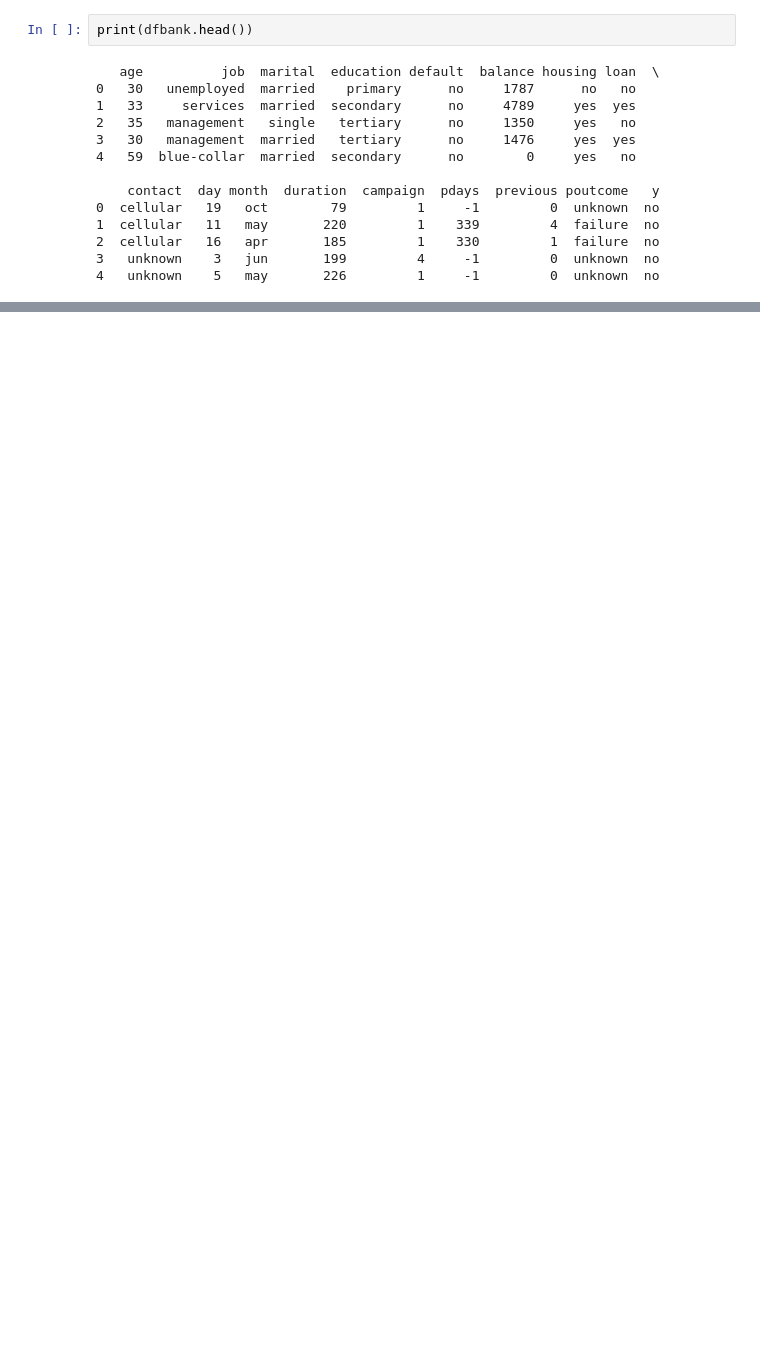
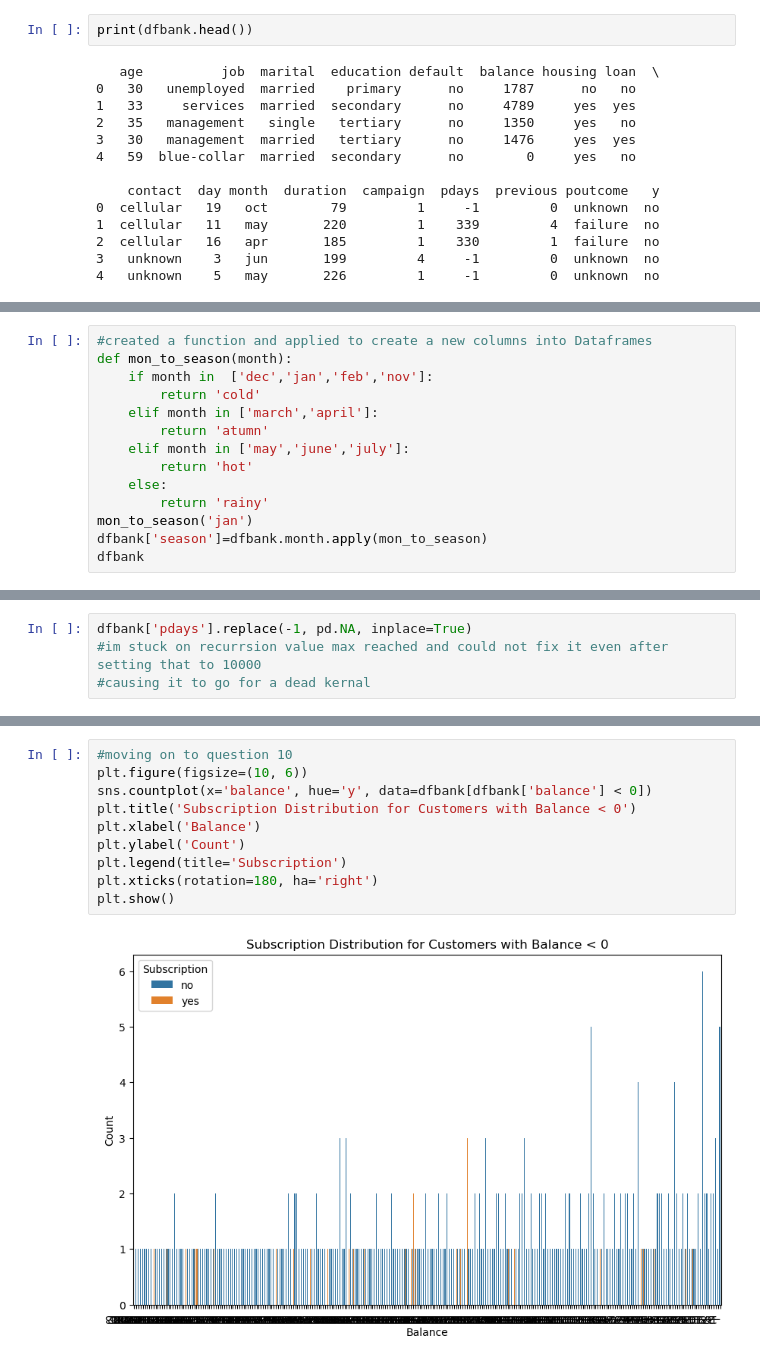
Before and after one commit to j33tu/mtech, a Jupyter notebook: bank assignment/Mini_Project_PSDS.ipynb, the cells around one changed output, grey strips where cells are left out. Drawn from its saved outputs; the diff is of its cells as text; blank space fills up the shorter version.

```diff
--- a/bank assignment/Mini_Project_PSDS.ipynb
+++ b/bank assignment/Mini_Project_PSDS.ipynb
@@ -116,0 +97,14 @@ max     871.000000    25.000000
+# %%
+#created a function and applied to create a new columns into Dataframes
+def mon_to_season(month):
+    if month in  ['dec','jan','feb','nov']:
+        return 'cold'
+    elif month in ['march','april']:
+        return 'atumn'
+    elif month in ['may','june','july']:
+        return 'hot'
+    else:
+        return 'rainy'
+mon_to_season('jan')
+dfbank['season']=dfbank.month.apply(mon_to_season)
+dfbank
@@ -116,0 +158,4 @@ max     871.000000    25.000000
+# %%
+dfbank['pdays'].replace(-1, pd.NA, inplace=True)
+#im stuck on recurrsion value max reached and could not fix it even after setting that to 10000
+#causing it to go for a dead kernal
@@ -116,0 +180,12 @@ max     871.000000    25.000000
+# %%
+#moving on to question 10
+plt.figure(figsize=(10, 6))
+sns.countplot(x='balance', hue='y', data=dfbank[dfbank['balance'] < 0])
+plt.title('Subscription Distribution for Customers with Balance < 0')
+plt.xlabel('Balance')
+plt.ylabel('Count')
+plt.legend(title='Subscription')
+plt.xticks(rotation=180, ha='right')
+plt.show()
+# %% [output]
+[figure, added]
```
Also changed, not shown: parts of 26 cells of this notebook, 2 other files.
